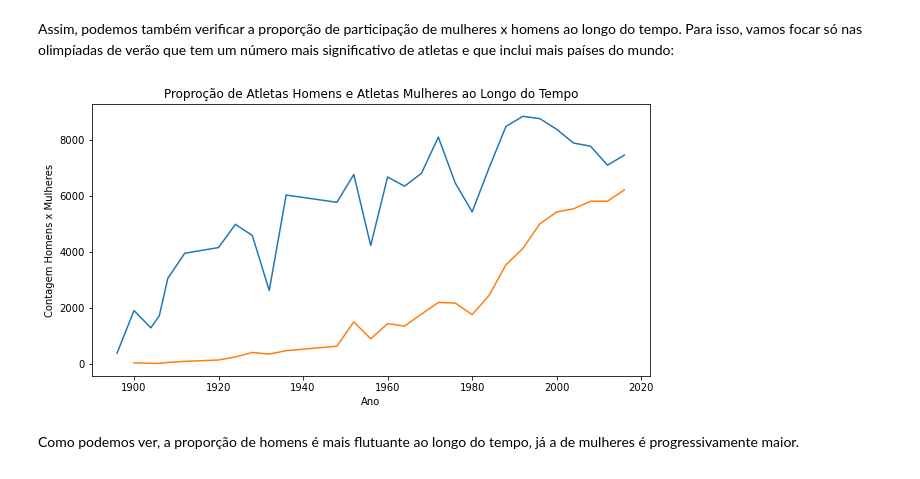
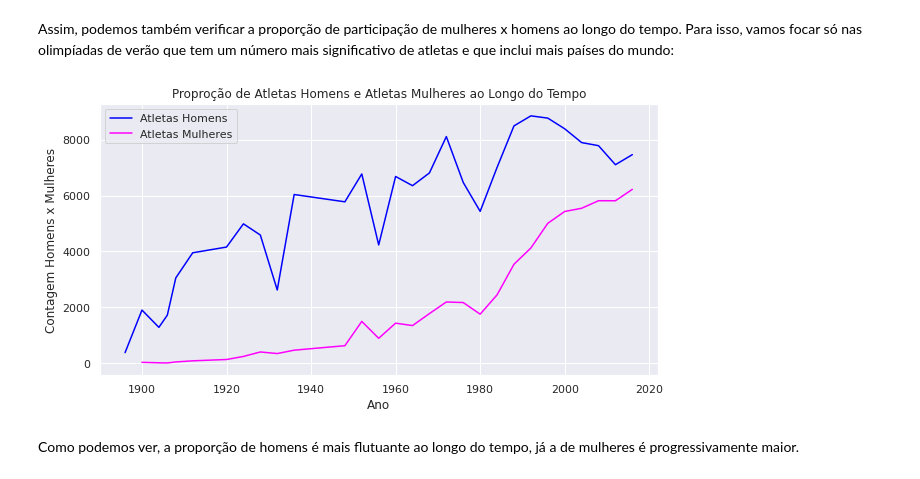
Before and after one commit to vmendes93/projeto_final_modulo_5, a Jupyter notebook: Projeto Final.ipynb, the cells around one changed output. Drawn from its saved outputs; the diff is of its cells as text; code cells hidden in the pictures.

```diff
--- a/Projeto Final.ipynb
+++ b/Projeto Final.ipynb
@@ -301,11 +275,0 @@ Name: Medal, dtype: int64
-# %%
-sns.set_theme(palette=['gold', 'silver', 'brown'])
-sns.set_context("notebook", font_scale=1.5)
-
-plt.bar()
-
-
-plt.title('Medalhas Olímpicas Conquistadas pelo Brasil Por Esporte')
-plt.xlabel('Esporte')
-plt.ylabel('Contagem de Medalhas')
-plt.show()
@@ -465,15 +426,23 @@ series_1 = atletas_homens['Year'].value_counts().reset_index(name = 'contagem_ma
 series_2 = atletas_mulheres['Year'].value_counts().reset_index(name = 'contagem_fem')
 # %%
 plt.figure(figsize=(10,5))
-
-sns.lineplot(x='index', y='contagem_masc', data=series_1)
-sns.lineplot(x='index', y='contagem_fem', data=series_2)
+sns.set_theme(palette=['blue', 'fuchsia'])
+sns.lineplot(x='index',
+             y='contagem_masc',
+             legend='full',
+             label='Atletas Homens',
+             data=series_1)
+sns.lineplot(x='index',
+             y='contagem_fem',
+             legend='full',
+             label='Atletas Mulheres',
+             data=series_2)
 
 plt.title('Proproção de Atletas Homens e Atletas Mulheres ao Longo do Tempo')
 plt.xlabel('Ano')
 plt.ylabel('Contagem Homens x Mulheres')
 plt.show()
 # %% [output]
-[figure, old version]
+[figure, new version]
 # %% [markdown]
 Como podemos ver, a proporção de homens é mais flutuante  ao longo do tempo, já a de mulheres é progressivamente maior.
```
Also changed, not shown: parts of 6 cells of this notebook.
